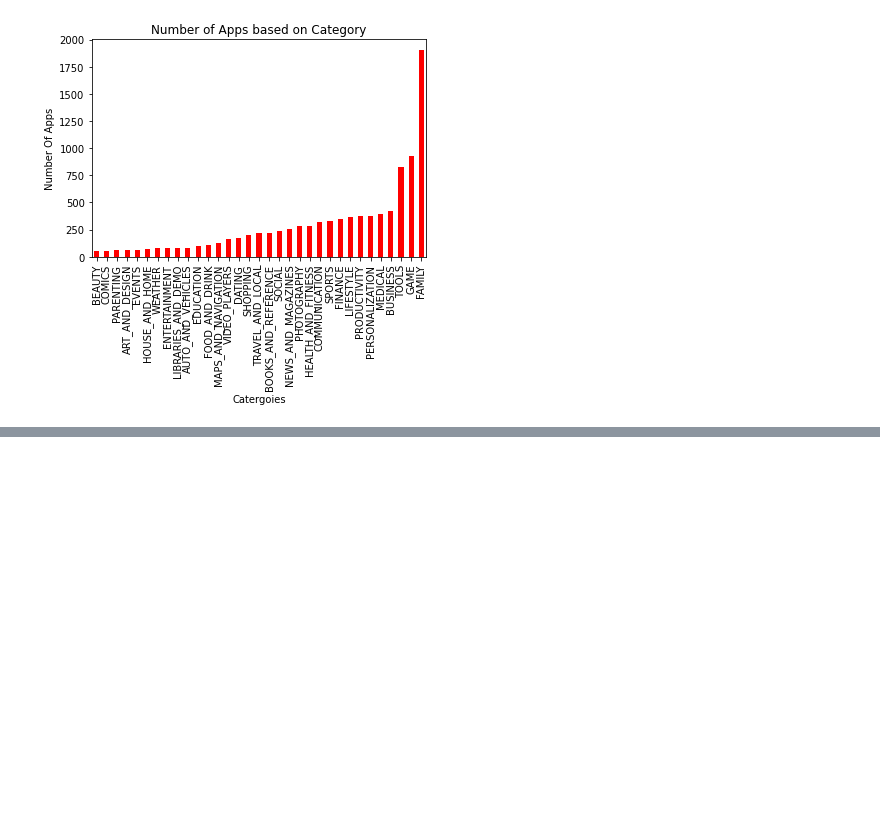
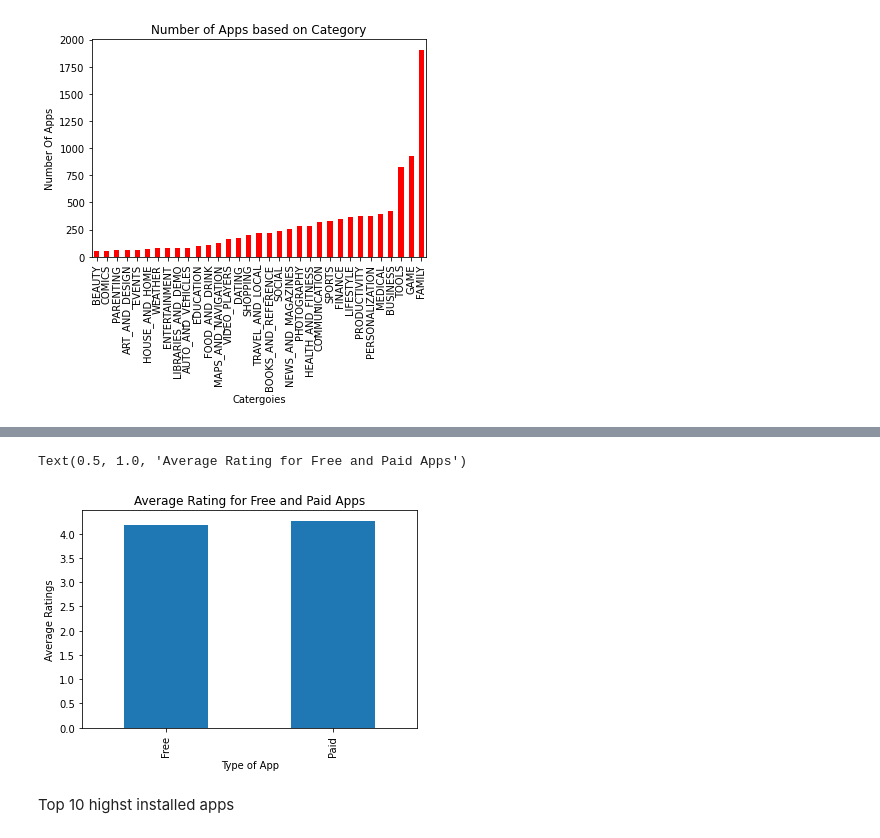
Before and after one commit to Srijan-Rai/Playstore, a Jupyter notebook: Copy_of_Play_Store_App_Review_Analysis_Capstone_Project.ipynb, the cells around one changed output, grey strips where cells are left out. Saved outputs shown, nothing was run; the diff lists cells and outputs as text; code cells hidden in the pictures; blank space fills up the shorter version.

```diff
--- a/Copy_of_Play_Store_App_Review_Analysis_Capstone_Project.ipynb
+++ b/Copy_of_Play_Store_App_Review_Analysis_Capstone_Project.ipynb
@@ -243,0 +340,10 @@ Text(0.5, 1.0, 'Number of Apps based on Category')
+# %%
+playstore_Df.groupby(['Type'])["Rating"].mean().plot(kind = "bar")
+plt.xlabel("Type of App")
+plt.ylabel("Average Ratings")
+plt.title("Average Rating for Free and Paid Apps")
+# %% [output]
+Text(0.5, 1.0, 'Average Rating for Free and Paid Apps')
+[figure, added]
+# %% [markdown]
+Top 10 highst installed apps
```
Also changed, not shown: parts of 18 cells of this notebook.
